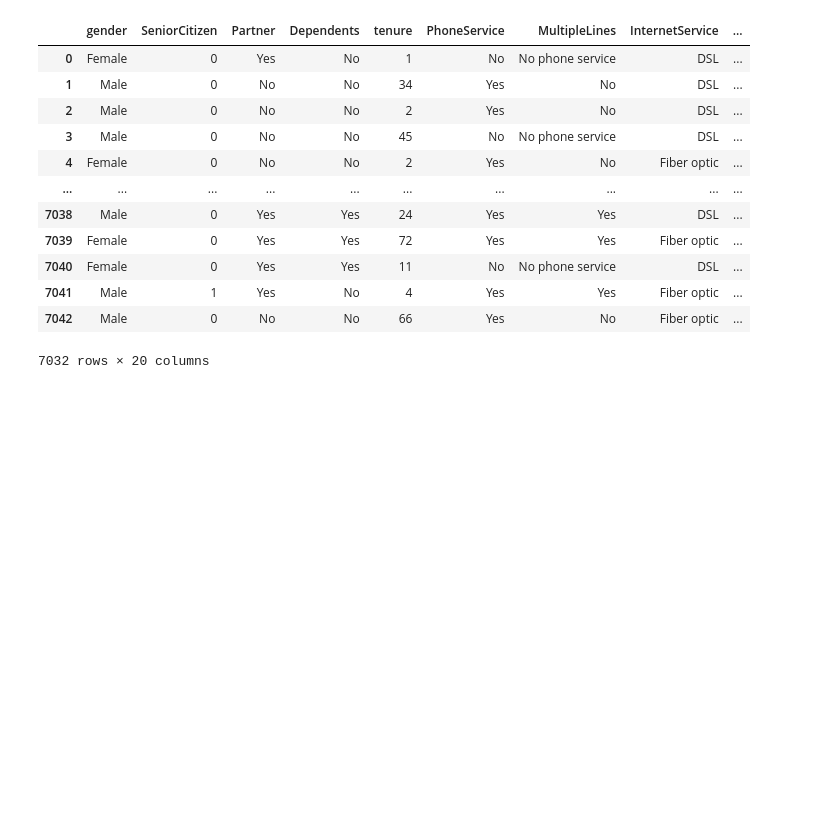
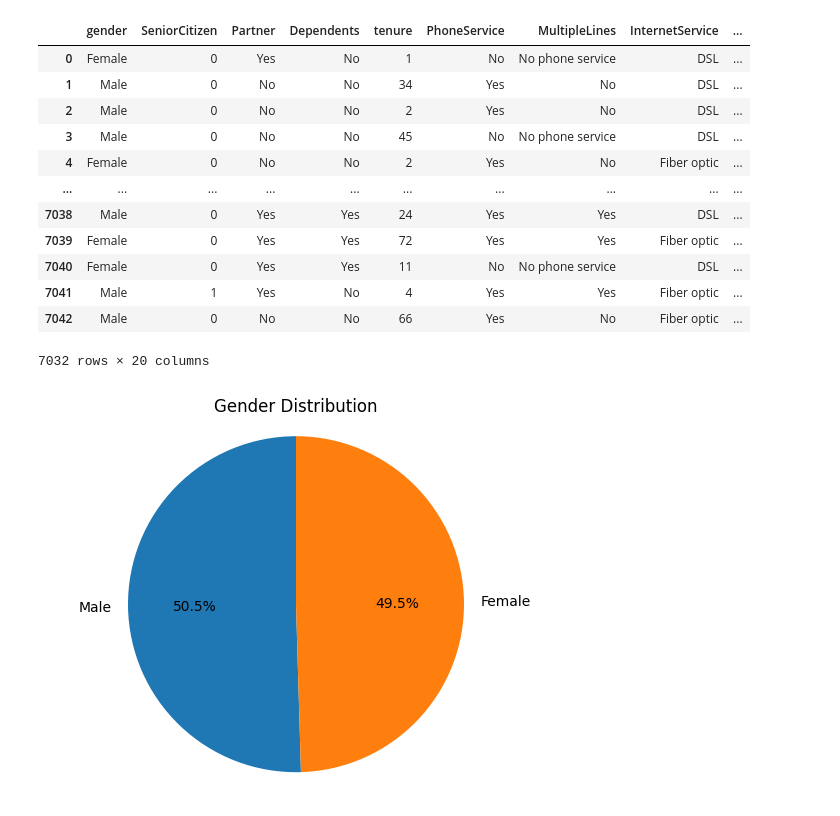
Before and after one commit to spraxx/churn-prediction-pipeline, a Jupyter notebook: notebooks/eda_intro.ipynb, the cells around one changed output. Drawn from its saved outputs; the diff is of its cells as text; code cells hidden in the pictures; blank space fills up the shorter version.

Commit message:
Finishing EDA and uploading images

```diff
--- a/notebooks/eda_intro.ipynb
+++ b/notebooks/eda_intro.ipynb
@@ -213,3 +213,17 @@ df.fillna(df["TotalCharges"].mean())
 | 7041 | Male | 1 | Yes | No | 4 | Yes | Yes | Fiber optic | ... |
 | 7042 | Male | 0 | No | No | 66 | Yes | No | Fiber optic | ... |
 7032 rows × 20 columns
+# %%
+gender_counts = df['gender'].value_counts()
+
+labels = gender_counts.index
+sizes = gender_counts.values
+
+plt.pie(sizes, labels = labels, autopct = '%1.1f%%', startangle=90)
+
+plt.title('Gender Distribution')
+plt.axis('equal')
+
+plt.show()
+# %% [output]
+[figure, added]
```
Also changed, not shown: parts of 7 cells of this notebook, 5 other files.
